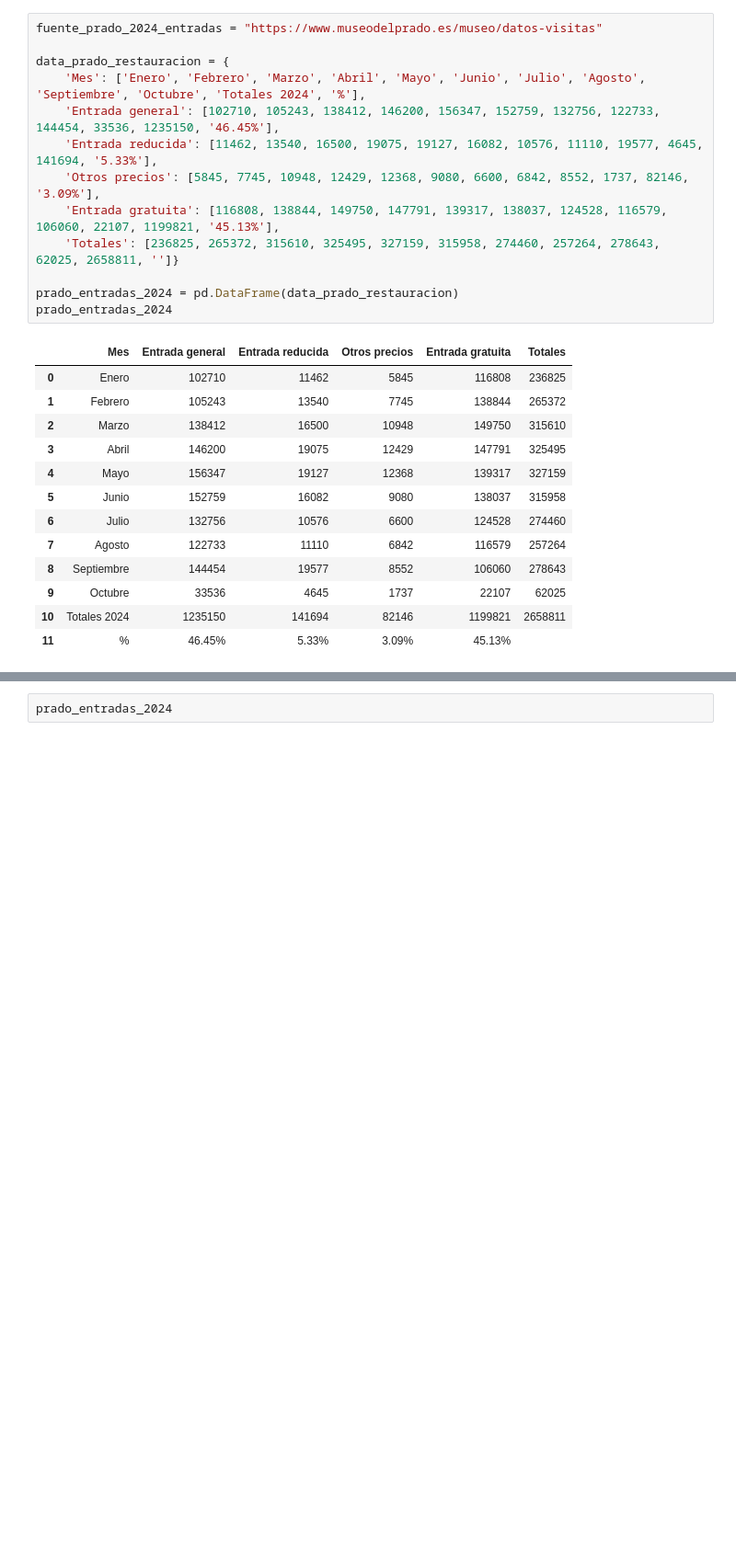
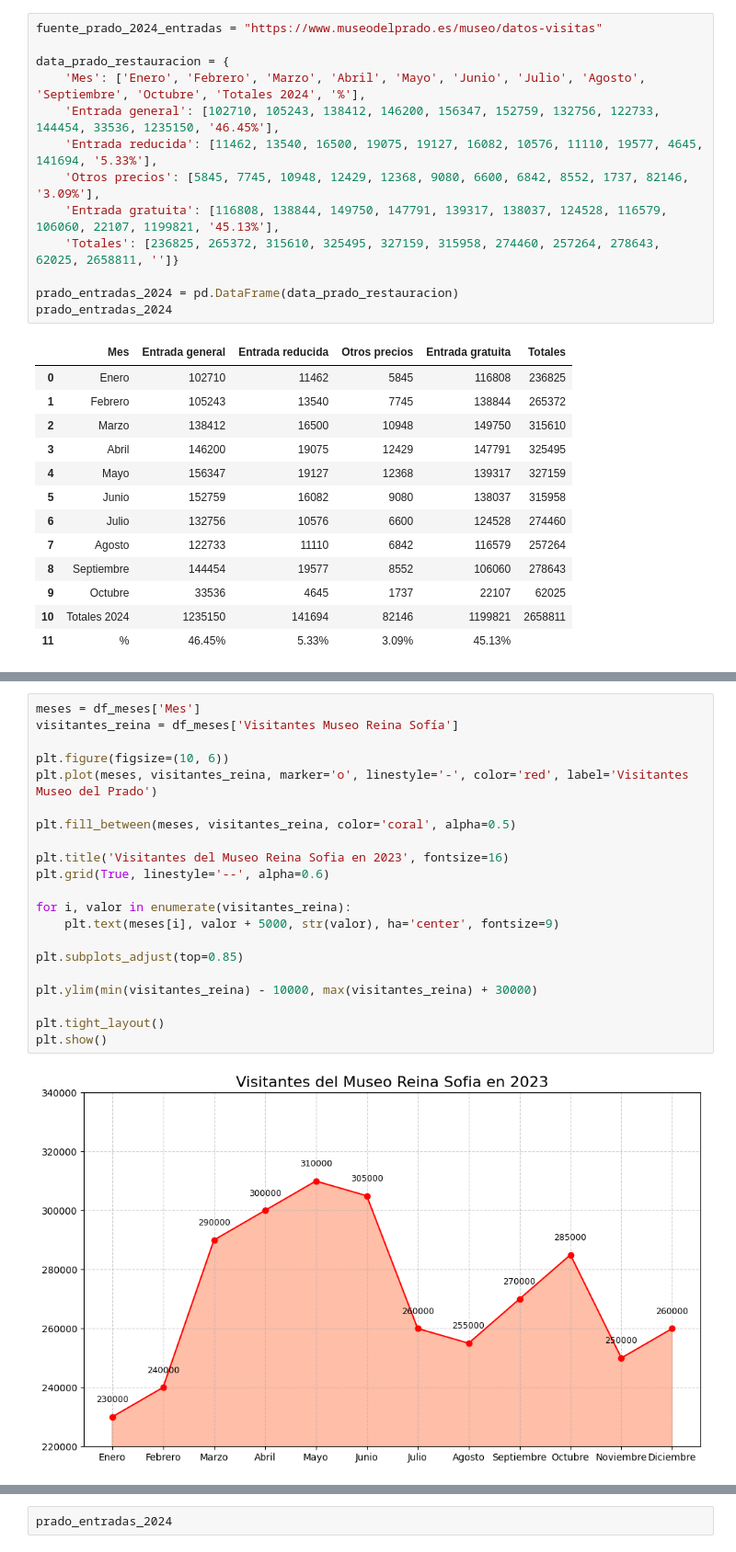
Before and after one commit to pgf3712/EDA_Madrid_Museums, a Jupyter notebook: 4-EDA_DESAROLLO.ipynb, the cells around one changed output, grey strips where cells are left out. Shown at 92% size. Saved outputs shown, nothing was run; the diff lists cells and outputs as text; blank space fills up the shorter version.

```diff
--- a/4-EDA_DESAROLLO.ipynb
+++ b/4-EDA_DESAROLLO.ipynb
@@ -1155 +1100,24 @@ plt.show()
+# %%
+meses = df_meses['Mes']
+visitantes_reina = df_meses['Visitantes Museo Reina Sofía']
+
+plt.figure(figsize=(10, 6))
+plt.plot(meses, visitantes_reina, marker='o', linestyle='-', color='red', label='Visitantes Museo del Prado')
+
+plt.fill_between(meses, visitantes_reina, color='coral', alpha=0.5)
+
+plt.title('Visitantes del Museo Reina Sofia en 2023', fontsize=16)
+plt.grid(True, linestyle='--', alpha=0.6)
+
+for i, valor in enumerate(visitantes_reina):
+    plt.text(meses[i], valor + 5000, str(valor), ha='center', fontsize=9)
+
+plt.subplots_adjust(top=0.85)
+
+plt.ylim(min(visitantes_reina) - 10000, max(visitantes_reina) + 30000)
+
+plt.tight_layout()
+plt.show()
+# %% [output]
+[figure, added]
 # %%
```
Also changed, not shown: parts of 14 cells of this notebook, 5 other files.
